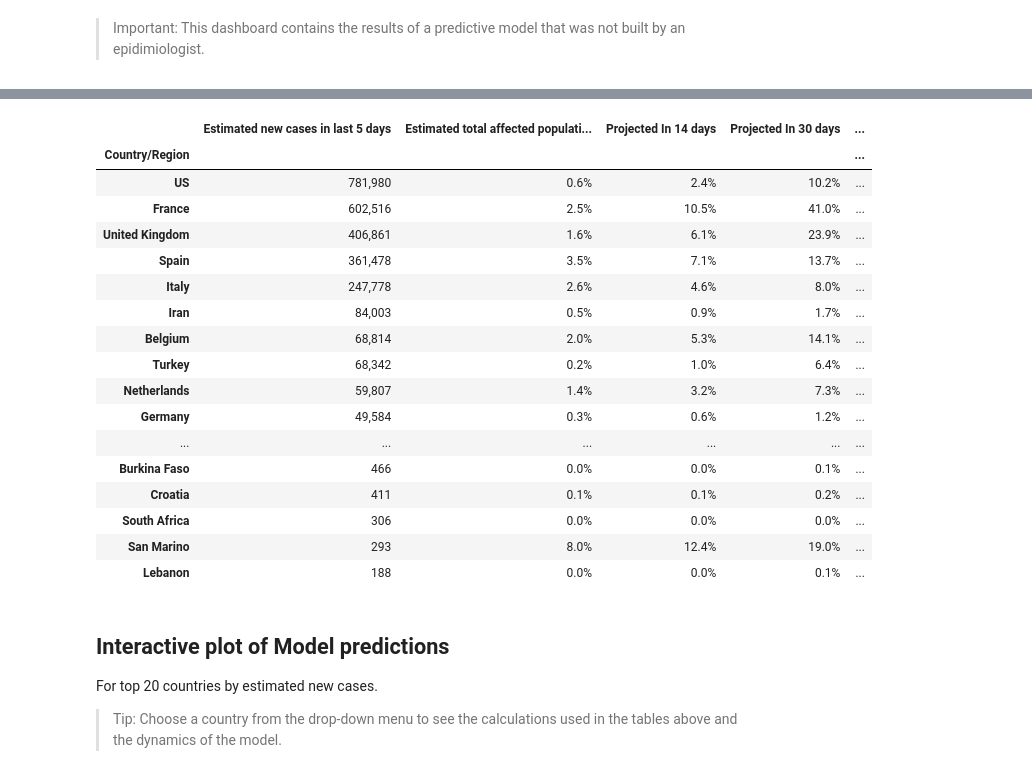
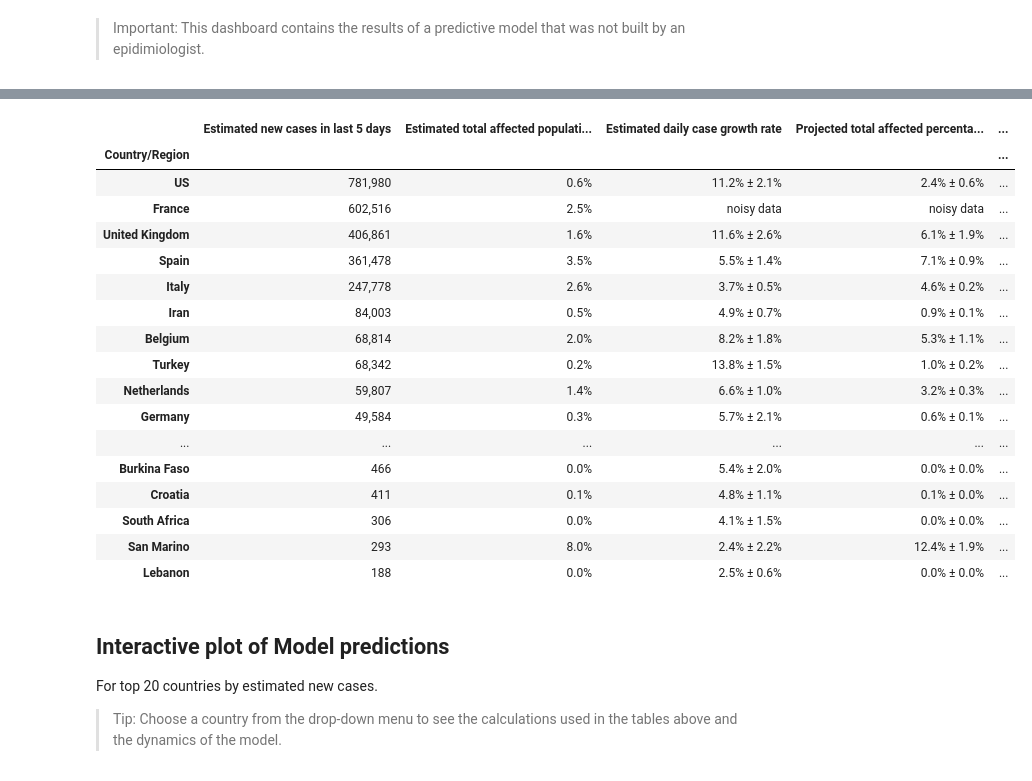
Before and after one commit to artdgn/pages, a Jupyter notebook: _notebooks/2020-04-05-covid19-affected-population.ipynb, the cells around one changed output, grey strips where cells are left out. Cells and saved outputs as stored; diff of their text form; code cells hidden in the pictures.

```diff
--- a/_notebooks/2020-04-05-covid19-affected-population.ipynb
+++ b/_notebooks/2020-04-05-covid19-affected-population.ipynb
@@ -17,6 +17,7 @@ import pandas as pd
 import covid_helpers
 
 helper = covid_helpers.OverviewData
+stylers = covid_helpers.PandasStyling
 df = helper.filter_df(helper.table_with_projections())
 df.columns
 # %% [output]
@@ -54,44 +55,53 @@ Index(['Cases.new', 'Cases.new.est', 'Cases.new.per100k',
 # %%
 #hide_input
-rename_cols = {'Cases.new.est': 'Estimated <br> <i>new</i> cases <br> in last 5 days',
-               'affected_ratio.est': 'Estimated <br> <i>total</i> affected <br> population <br> percentage',
-               'affected_ratio.est.+14d': 'Projected <br> In 14 days',
-               'affected_ratio.est.+30d': 'Projected <br> In 30 days',
-               'Fatality Rate': 'Reported <br> fatality <br> percentage',
-               'growth_rate': 'Estimated <br> daily case <br> growth rate',
-              }
-progress_cols = list(rename_cols.values())[:4]
-df_progress_bars = df.rename(rename_cols, axis=1)
-df_progress_bars.sort_values(rename_cols['Cases.new.est'], ascending=False)\
-[rename_cols.values()].style\
-    .bar(subset=progress_cols[0], color='#b57b17')\
-    .bar(subset=progress_cols[1], color='#5dad64', vmin=0, vmax=1.0)\
-    .bar(subset=progress_cols[2], color='#719974', vmin=0, vmax=1.0)\
-    .bar(subset=progress_cols[3], color='#a1afa3', vmin=0, vmax=1.0)\
-    .bar(subset=[rename_cols['Fatality Rate']], color='#420412', vmin=0, vmax=0.1)\
-    .applymap(lambda _: 'color: red', subset=[rename_cols['Fatality Rate']])\
-    .bar(subset=[rename_cols['growth_rate']], color='#d65f5f', vmin=0, vmax=0.33)\
-    .format('<b>{:,.0f}</b>', subset=list(rename_cols.values())[0])\
-    .format('<b>{:.1%}</b>', subset=list(rename_cols.values())[1:])
+df_data = df.sort_values('Cases.new.est', ascending=False)
+df_pretty = df_data.copy()
+df_pretty['affected_ratio.est.+14d'] = stylers.with_errs_ratio(
+    df_pretty, 'affected_ratio.est.+14d', 'affected_ratio.est.+14d.err')
+df_pretty['affected_ratio.est.+30d'] = stylers.with_errs_ratio(
+    df_pretty, 'affected_ratio.est.+30d', 'affected_ratio.est.+30d.err')
+df_pretty['growth_rate'] = stylers.with_errs_ratio(df_pretty, 'growth_rate', 'growth_rate_std')
+
+cols = {'Cases.new.est': 'Estimated<br><i>new</i> cases<br>in last<br>5 days',
+       'affected_ratio.est': 'Estimated <br><i>total</i><br>affected<br>population<br>percentage',
+       'growth_rate': 'Estimated <br> daily case <br> growth rate',
+       'affected_ratio.est.+14d': 'Projected<br><i>total</i><br>affected<br>percentage<br>In 14 days',
+       'affected_ratio.est.+30d': 'Projected<br><i>total</i><br>affected<br>percentage<br>In 30 days',
+       'Fatality Rate': 'Reported <br>fatality <br> percentage',
+      }
+
+df_pretty[cols.keys()].rename(cols, axis=1).style\
+    .apply(stylers.add_bar, color='#719974',
+           s_v=df_data['affected_ratio.est.+14d'], subset=cols['affected_ratio.est.+14d'])\
+    .apply(stylers.add_bar, color='#a1afa3',
+           s_v=df_data['affected_ratio.est.+30d'], subset=cols['affected_ratio.est.+30d'])\
+    .apply(stylers.add_bar, color='#f49d5a',
+           s_v=df_data['growth_rate']/0.33, subset=cols['growth_rate'])\
+    .bar(subset=cols['Cases.new.est'], color='#b57b17')\
+    .bar(subset=cols['affected_ratio.est'], color='#5dad64', vmin=0, vmax=1.0)\
+    .bar(subset=cols['Fatality Rate'], color='#420412', vmin=0, vmax=0.1)\
+    .applymap(lambda _: 'color: red', subset=cols['Fatality Rate'])\
+    .format('<b>{:,.0f}</b>', subset=cols['Cases.new.est'])\
+    .format('<b>{:.1%}</b>', subset=[cols['Fatality Rate'], cols['affected_ratio.est']])
 # %% [output]
-|  | Estimated new cases in last 5 days | Estimated total affected populati... | Projected In 14 days | Projected In 30 days | ... |
+|  | Estimated new cases in last 5 days | Estimated total affected populati... | Estimated daily case growth rate | Projected total affected percenta... | ... |
 | Country/Region |  |  |  |  | ... |
-| US | 781,980 | 0.6% | 2.4% | 10.2% | ... |
-| France | 602,516 | 2.5% | 10.5% | 41.0% | ... |
-| United Kingdom | 406,861 | 1.6% | 6.1% | 23.9% | ... |
-| Spain | 361,478 | 3.5% | 7.1% | 13.7% | ... |
-| Italy | 247,778 | 2.6% | 4.6% | 8.0% | ... |
-| Iran | 84,003 | 0.5% | 0.9% | 1.7% | ... |
-| Belgium | 68,814 | 2.0% | 5.3% | 14.1% | ... |
-| Turkey | 68,342 | 0.2% | 1.0% | 6.4% | ... |
-| Netherlands | 59,807 | 1.4% | 3.2% | 7.3% | ... |
-| Germany | 49,584 | 0.3% | 0.6% | 1.2% | ... |
+| US | 781,980 | 0.6% | 11.2% ± 2.1% | 2.4% ± 0.6% | ... |
+| France | 602,516 | 2.5% | noisy data | noisy data | ... |
+| United Kingdom | 406,861 | 1.6% | 11.6% ± 2.6% | 6.1% ± 1.9% | ... |
+| Spain | 361,478 | 3.5% | 5.5% ± 1.4% | 7.1% ± 0.9% | ... |
+| Italy | 247,778 | 2.6% | 3.7% ± 0.5% | 4.6% ± 0.2% | ... |
+| Iran | 84,003 | 0.5% | 4.9% ± 0.7% | 0.9% ± 0.1% | ... |
+| Belgium | 68,814 | 2.0% | 8.2% ± 1.8% | 5.3% ± 1.1% | ... |
+| Turkey | 68,342 | 0.2% | 13.8% ± 1.5% | 1.0% ± 0.2% | ... |
+| Netherlands | 59,807 | 1.4% | 6.6% ± 1.0% | 3.2% ± 0.3% | ... |
+| Germany | 49,584 | 0.3% | 5.7% ± 2.1% | 0.6% ± 0.1% | ... |
 | ... | ... | ... | ... | ... | ... |
-| Burkina Faso | 466 | 0.0% | 0.0% | 0.1% | ... |
-| Croatia | 411 | 0.1% | 0.1% | 0.2% | ... |
-| South Africa | 306 | 0.0% | 0.0% | 0.0% | ... |
-| San Marino | 293 | 8.0% | 12.4% | 19.0% | ... |
-| Lebanon | 188 | 0.0% | 0.0% | 0.1% | ... |
+| Burkina Faso | 466 | 0.0% | 5.4% ± 2.0% | 0.0% ± 0.0% | ... |
+| Croatia | 411 | 0.1% | 4.8% ± 1.1% | 0.1% ± 0.0% | ... |
+| South Africa | 306 | 0.0% | 4.1% ± 1.5% | 0.0% ± 0.0% | ... |
+| San Marino | 293 | 8.0% | 2.4% ± 2.2% | 12.4% ± 1.9% | ... |
+| Lebanon | 188 | 0.0% | 2.5% ± 0.6% | 0.0% ± 0.0% | ... |
 # %% [markdown]
 <a id='examples'></a>
 
```
Also changed, not shown: parts of 5 cells of this notebook, 6 other files.
